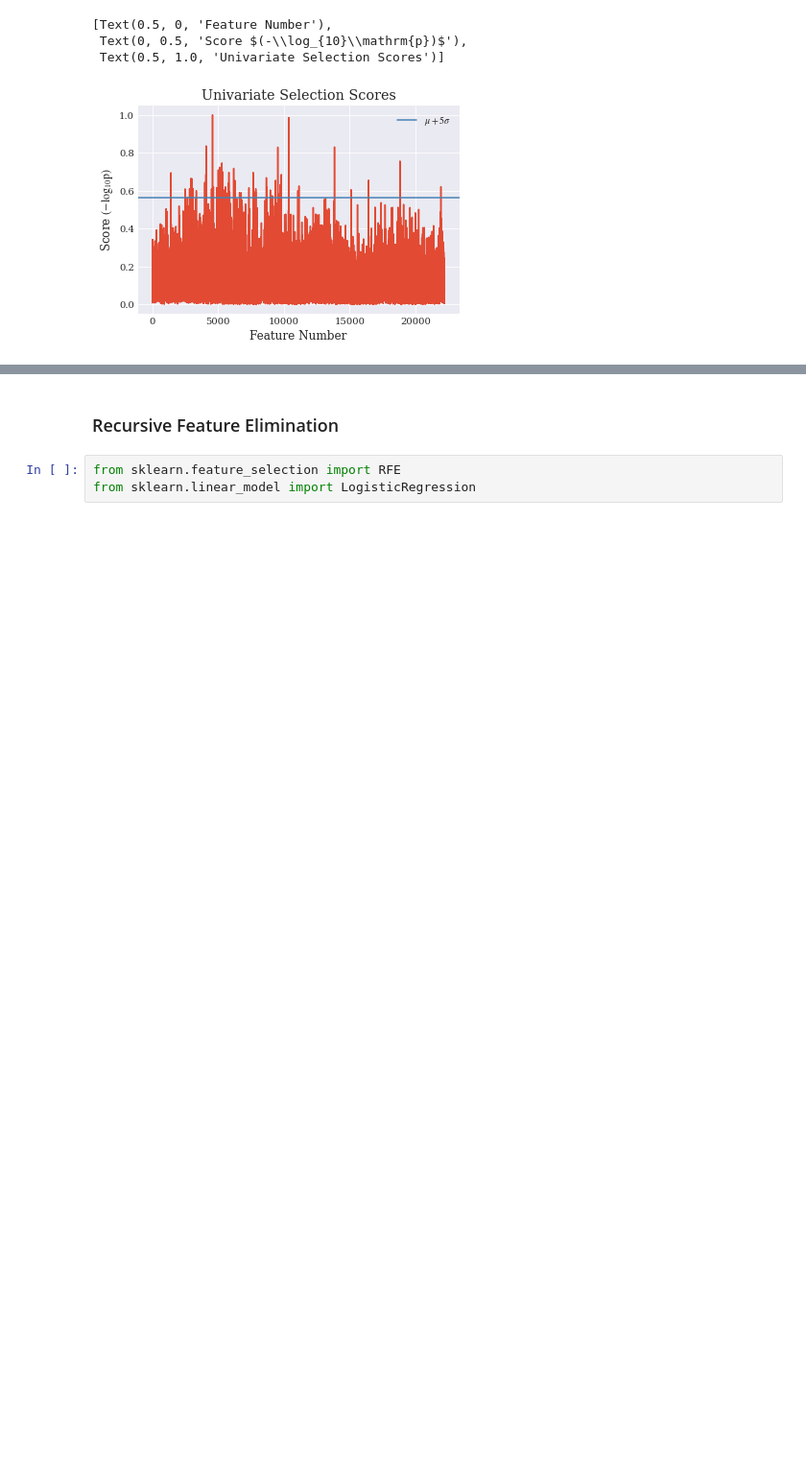
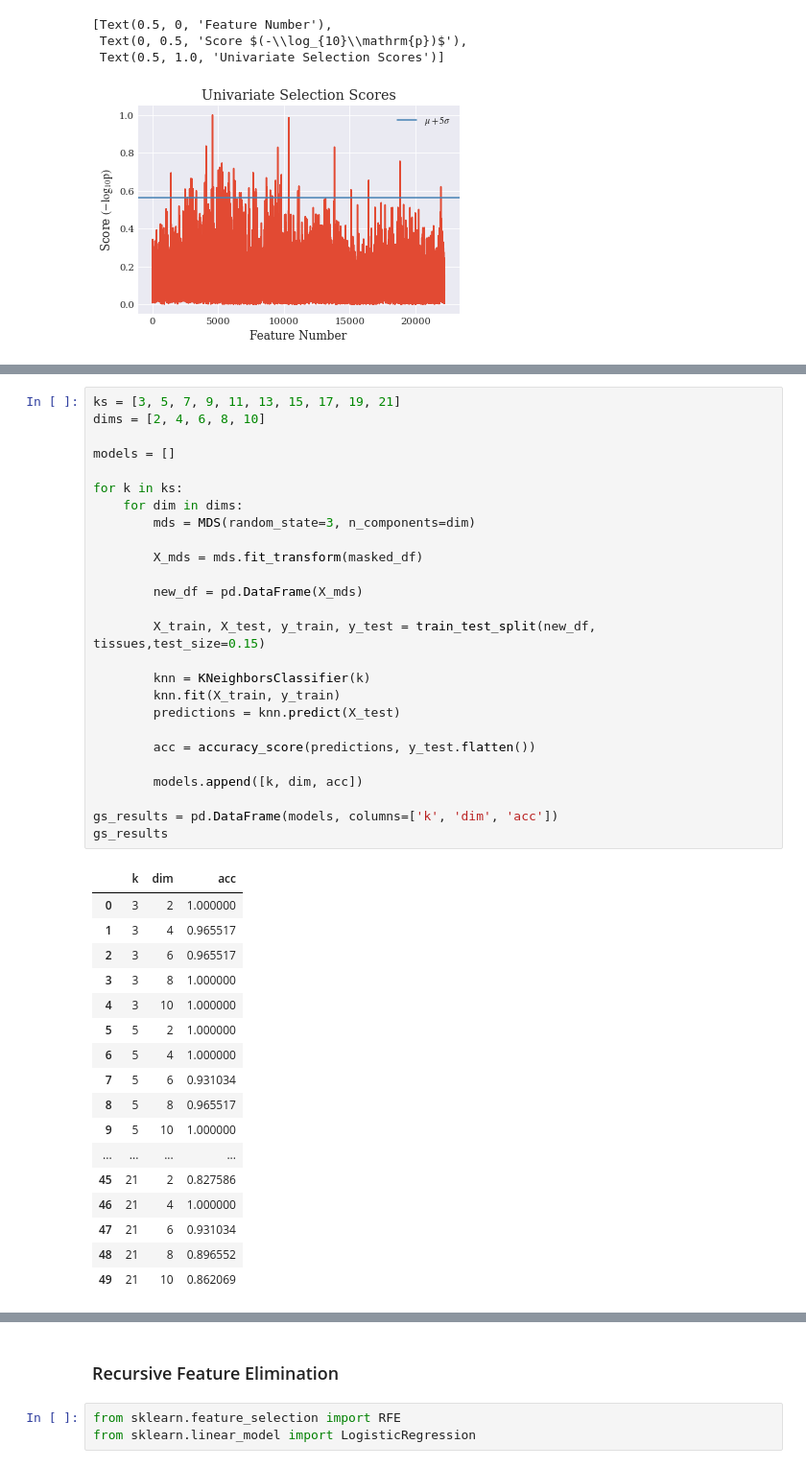
Before and after one commit to HarritonResearchLab/genomics, a Jupyter notebook: exploring/first_topics/gene_prediction/tissue_prediction/feature_selection.ipynb, the cells around one changed output, grey strips where cells are left out. Shown at 96% size. Cells and saved outputs as stored; diff of their text form; blank space fills up the shorter version.

```diff
--- a/exploring/first_topics/gene_prediction/tissue_prediction/feature_selection.ipynb
+++ b/exploring/first_topics/gene_prediction/tissue_prediction/feature_selection.ipynb
@@ -70,0 +91,44 @@ ax.set(xlabel='Feature Number',
+# %%
+ks = [3, 5, 7, 9, 11, 13, 15, 17, 19, 21]
+dims = [2, 4, 6, 8, 10]
+
+models = []
+
+for k in ks:
+    for dim in dims:
+        mds = MDS(random_state=3, n_components=dim)
+
+        X_mds = mds.fit_transform(masked_df)
+
+        new_df = pd.DataFrame(X_mds)
+
+        X_train, X_test, y_train, y_test = train_test_split(new_df, tissues,test_size=0.15)
+
+        knn = KNeighborsClassifier(k)
+        knn.fit(X_train, y_train)
+        predictions = knn.predict(X_test)
+
+        acc = accuracy_score(predictions, y_test.flatten())
+
+        models.append([k, dim, acc])
+
+gs_results = pd.DataFrame(models, columns=['k', 'dim', 'acc'])
+gs_results
+# %% [output]
+|  | k | dim | acc |
+| 0 | 3 | 2 | 1.000000 |
+| 1 | 3 | 4 | 0.965517 |
+| 2 | 3 | 6 | 0.965517 |
+| 3 | 3 | 8 | 1.000000 |
+| 4 | 3 | 10 | 1.000000 |
+| 5 | 5 | 2 | 1.000000 |
+| 6 | 5 | 4 | 1.000000 |
+| 7 | 5 | 6 | 0.931034 |
+| 8 | 5 | 8 | 0.965517 |
+| 9 | 5 | 10 | 1.000000 |
+| ... | ... | ... | ... |
+| 45 | 21 | 2 | 0.827586 |
+| 46 | 21 | 4 | 1.000000 |
+| 47 | 21 | 6 | 0.931034 |
+| 48 | 21 | 8 | 0.896552 |
+| 49 | 21 | 10 | 0.862069 |
```
Also changed, not shown: parts of 4 cells of this notebook.
